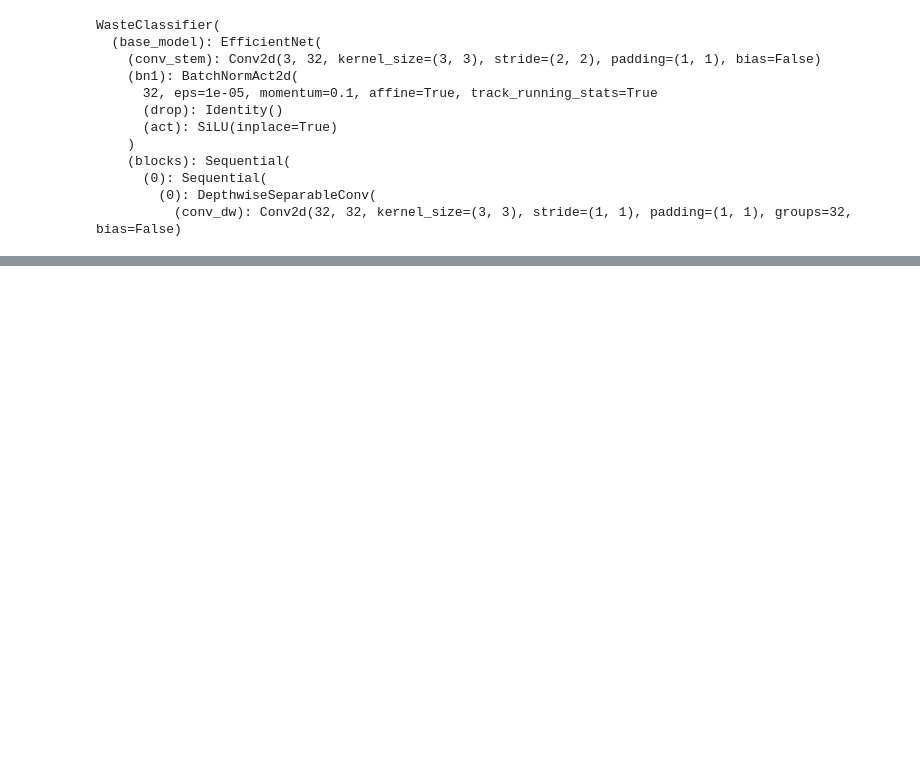
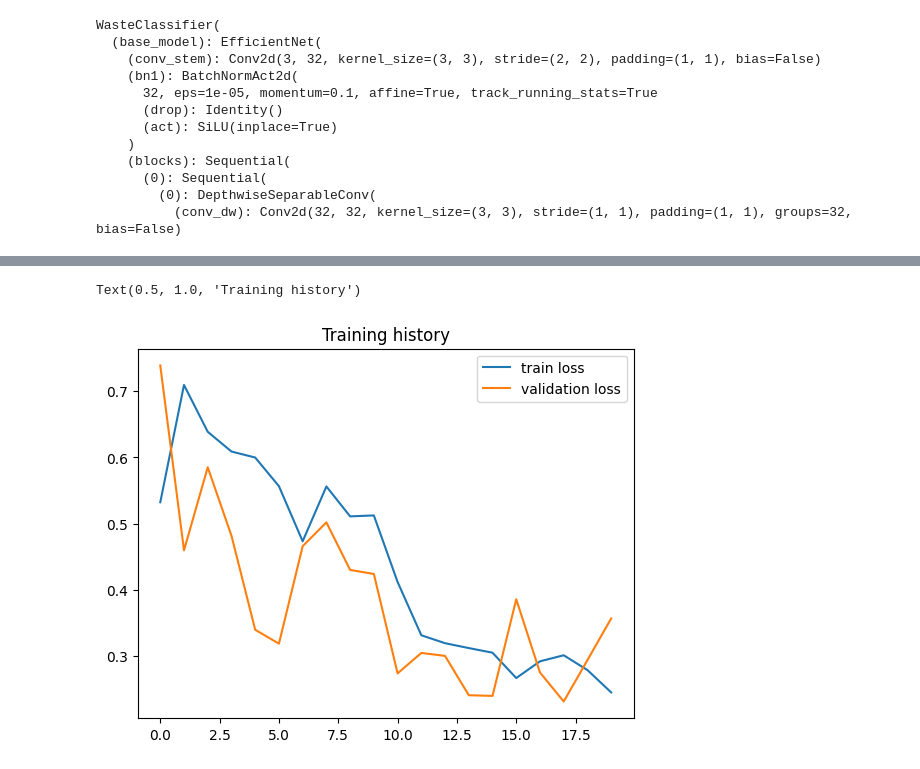
Before and after one commit to arz03/WasteClassification, a Jupyter notebook: model.ipynb, the cells around one changed output, grey strips where cells are left out. Saved outputs shown, nothing was run; the diff lists cells and outputs as text; code cells hidden in the pictures; blank space fills up the shorter version.

```diff
--- a/model.ipynb
+++ b/model.ipynb
@@ -285,15 +340,12 @@ scheduler = torch.optim.lr_scheduler.StepLR(optimizer, step_size=5, gamma=0.5)
 # %%
 def train_step(model=model, train_dataloader=train_dataloader, valid_dataloader=valid_dataloader , loss_fn=loss_fn, optimizer=optimizer, device=device):
 
-
-    train_losses, val_losses = [], []
-
     # Training phase
     model.train()
-    running_loss_t = 0.0
+    running_train_loss = 0.0  # Renamed for clarity
     for images, labels in train_dataloader:
         images, labels = images.to(device), labels.to(device)
-        labels.pred_loit = model(images)
+        # labels.pred_loit = model(images) # This line is redundant and can be removed
 
         # zero gradients
         optimizer.zero_grad()
@@ -309,13 +361,13 @@ def train_step(model=model, train_dataloader=train_dataloader, valid_dataloader=
         # Update weights
         optimizer.step()
 
-        running_loss_t += loss.item()
-    train_loss = running_loss_t / len(train_dataloader)
-    train_losses.append(train_loss)
+        running_train_loss += loss.item()
+    train_loss = running_train_loss / len(train_dataloader)
+
 
     # Validation phase
     model.eval()
-    running_loss_e = 0.0
+    running_valid_loss = 0.0 # Renamed for clarity
     with torch.inference_mode():
         for images, labels in valid_dataloader:
             images, labels = images.to(device), labels.to(device)
@@ -324,10 +376,10 @@ def train_step(model=model, train_dataloader=train_dataloader, valid_dataloader=
             # Loss
             loss = loss_fn(outputs, labels)
 
-            running_loss_e += loss.item()
-    val_loss = running_loss_e / len(valid_dataloader)
-    val_losses.append(val_loss)
-    return train_losses, val_losses, running_loss_t, running_loss_e
+            running_valid_loss += loss.item()
+    val_loss = running_valid_loss / len(valid_dataloader)
+
+    return train_loss, val_loss
 # %%
 # Function that stores the best model with the least loss in the validation set.
 def save_checkpoint(filename, model, epoch, loss, optimizer):
@@ -350,10 +402,11 @@ def train(model:torch.nn.Module,
                "valid_loss":[],}
 
     best_valid_loss = float("inf")
+    early_stopper = EarlyStopping(patience=5, min_delta=0.001)
 
     for epoch in range(epochs):
 
-        train_losses, val_losses, train_loss, valid_loss= train_step(model = model,
+        train_loss, valid_loss= train_step(model = model,
                                                 train_dataloader = train_dataloader,
                                                 valid_dataloader = valid_dataloader,
                                                 loss_fn = loss_fn,
@@ -374,11 +427,11 @@ def train(model:torch.nn.Module,
               f"Train Loss: {train_loss:.4f} | ",
               f"Valid Loss: {valid_loss:.4f} | ")
 
-        results["train_loss"] = train_losses
-        results["valid_loss"] = val_losses
+        results["train_loss"].append(train_loss)
+        results["valid_loss"].append(valid_loss)
 
-        scheduler.step()
-        early_stopper = EarlyStopping(patience=5, min_delta=0.001)
+        scheduler.step(valid_loss)
+        # early_stopper = EarlyStopping(patience=5, min_delta=0.001)
         early_stopper(valid_loss)
         if early_stopper.early_stop:
             print("Early stopping triggered. Stopping training.")
@@ -386,8 +439,12 @@ def train(model:torch.nn.Module,
 
     return results
 # %%
+# Train the model
+print("Starting training...")
+
 import gc
 EPOCHS = 20
+SEED=123
 torch.cuda.manual_seed(SEED)
 torch.manual_seed(SEED)
 
@@ -403,4 +460,9 @@ MODEL_RESULTS = train(model.to(device),
                       optimizer,
                       EPOCHS)
 print(MODEL_RESULTS)
+# plot the training and validation loss
+plt.plot(MODEL_RESULTS['train_loss'], label='train loss')
+plt.plot(MODEL_RESULTS['valid_loss'], label='validation loss')
+plt.legend()
+plt.title('Training history')
 # %% [output]
@@ -424,3 +486,5 @@ Epoch: 20 |  Train Loss: 4.4414 |  Valid Loss: 3.9728 |
+Text(0.5, 1.0, 'Training history')
+[figure, added]
 # %%
 torch.cuda.empty_cache()
 torch.cuda.memory_allocated(), torch.cuda.memory_reserved()
```
Also changed, not shown: parts of 17 cells of this notebook, 6 other files.
